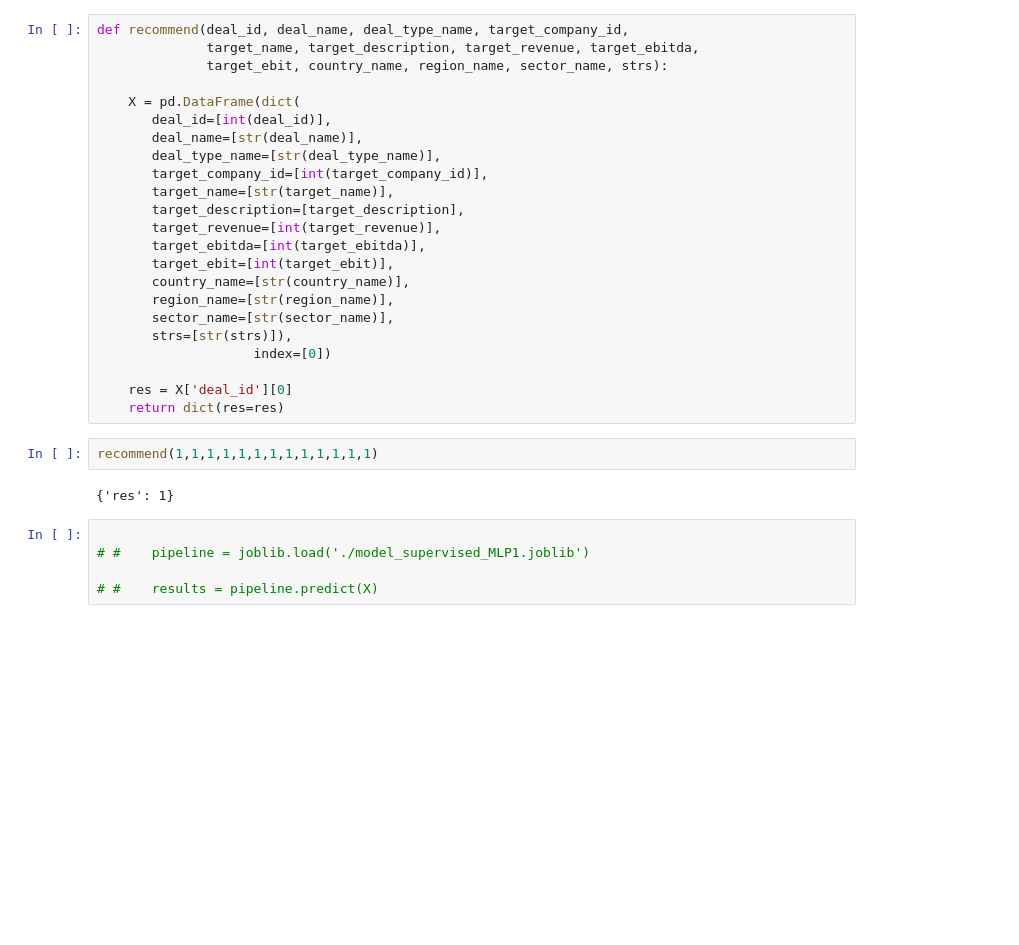
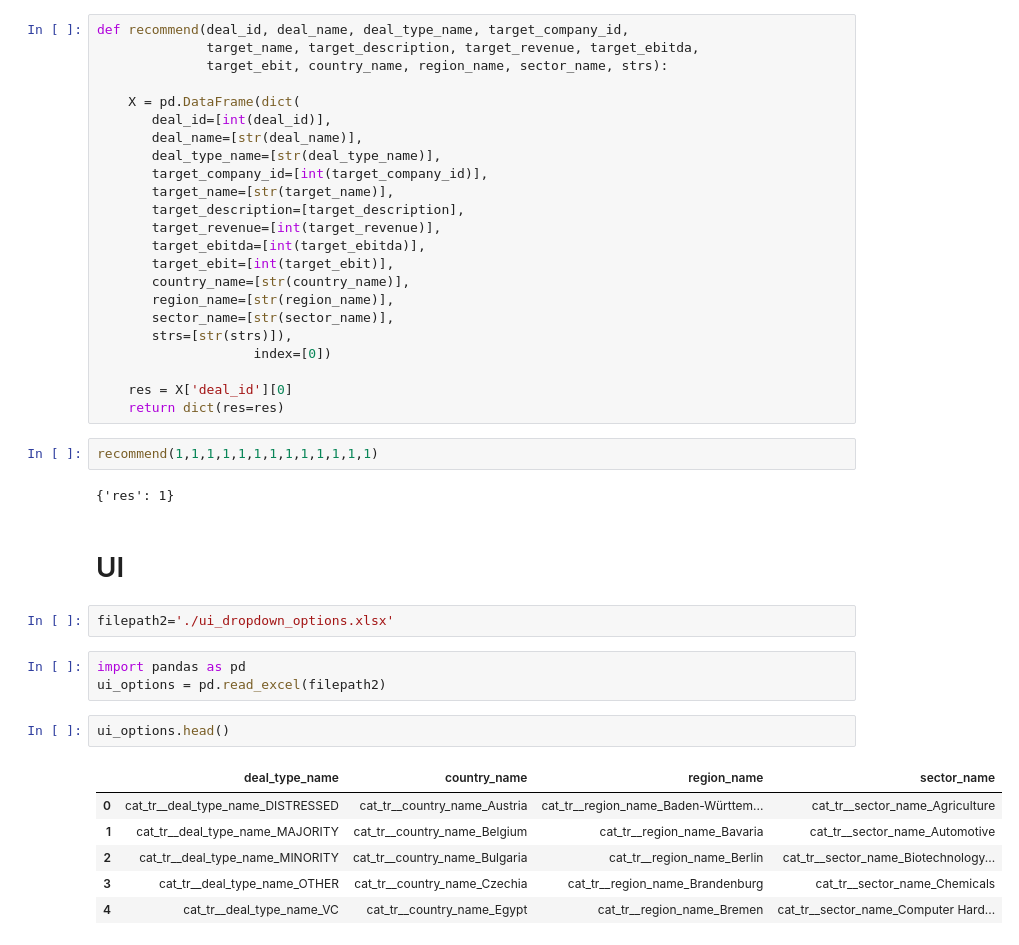
Before and after one commit to michabrz/DealMatch, a Jupyter notebook: notebooks/API_build.ipynb, the cells around one changed output. Cells and saved outputs as stored; diff of their text form; blank space fills up the shorter version.

```diff
--- a/notebooks/API_build.ipynb
+++ b/notebooks/API_build.ipynb
@@ -81,8 +90,19 @@ def recommend(deal_id, deal_name, deal_type_name, target_company_id,
 recommend(1,1,1,1,1,1,1,1,1,1,1,1,1)
 # %% [output]
 {'res': 1}
+# %% [markdown]
+# UI
 # %%
-
-# #    pipeline = joblib.load('./model_supervised_MLP1.joblib')
-
-# #    results = pipeline.predict(X)
+filepath2='./ui_dropdown_options.xlsx'
+# %%
+import pandas as pd
+ui_options = pd.read_excel(filepath2)
+# %%
+ui_options.head()
+# %% [output]
+|  | deal_type_name | country_name | region_name | sector_name |
+| 0 | cat_tr__deal_type_name_DISTRESSED | cat_tr__country_name_Austria | cat_tr__region_name_Baden-Württem... | cat_tr__sector_name_Agriculture |
+| 1 | cat_tr__deal_type_name_MAJORITY | cat_tr__country_name_Belgium | cat_tr__region_name_Bavaria | cat_tr__sector_name_Automotive |
+| 2 | cat_tr__deal_type_name_MINORITY | cat_tr__country_name_Bulgaria | cat_tr__region_name_Berlin | cat_tr__sector_name_Biotechnology... |
+| 3 | cat_tr__deal_type_name_OTHER | cat_tr__country_name_Czechia | cat_tr__region_name_Brandenburg | cat_tr__sector_name_Chemicals |
+| 4 | cat_tr__deal_type_name_VC | cat_tr__country_name_Egypt | cat_tr__region_name_Bremen | cat_tr__sector_name_Computer Hard... |
```
Also changed, not shown: parts of 10 cells of this notebook, 2 other files.
